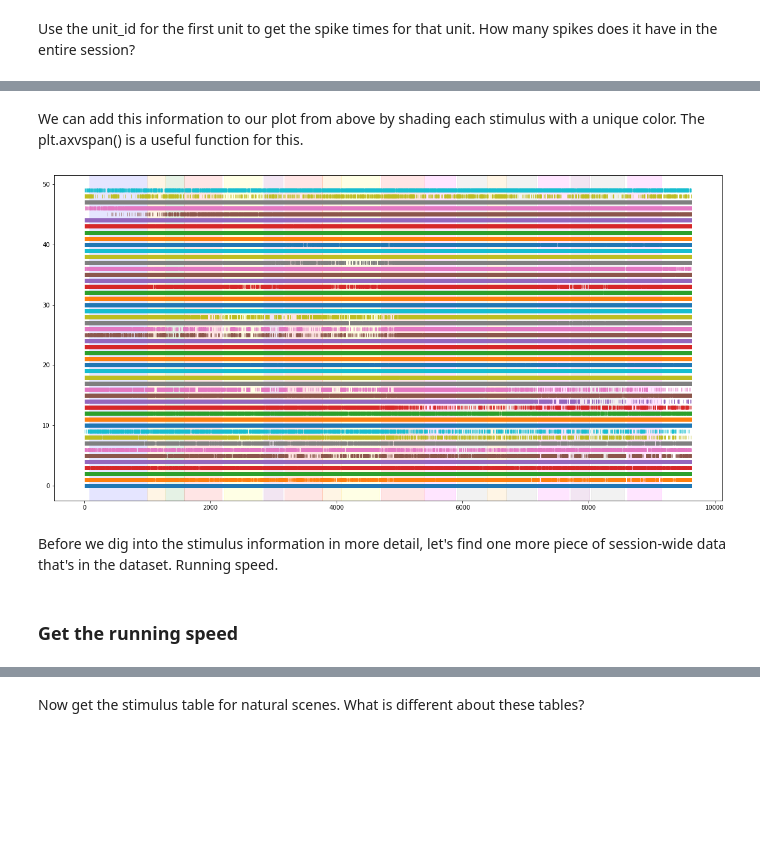
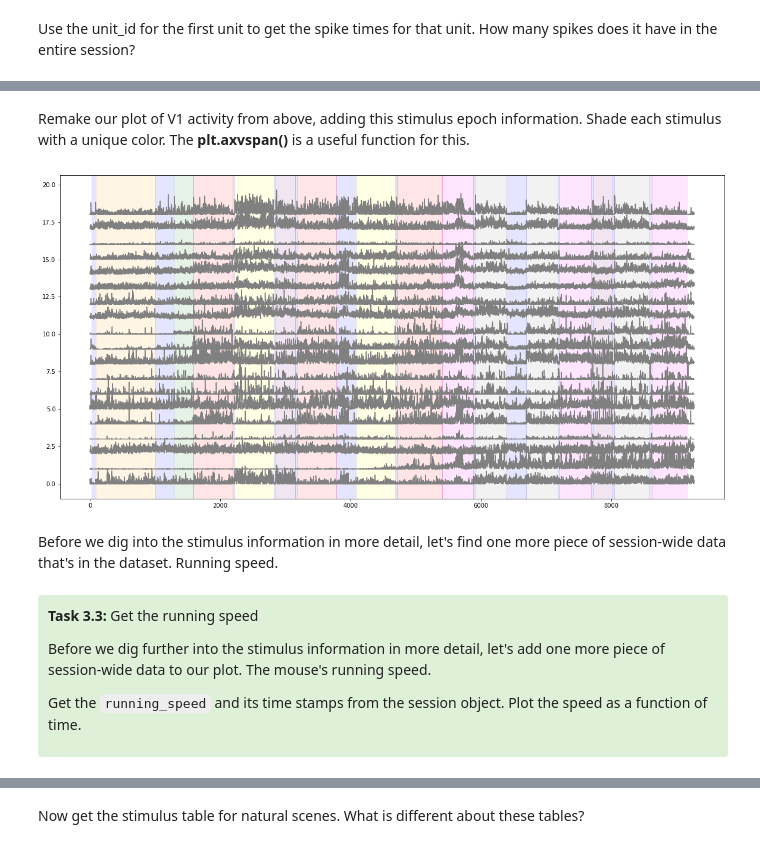
Before and after one commit to AllenInstitute/SWDB_2019, a Jupyter notebook: DynamicBrain/Neuropixels_walkthrough.ipynb, the cells around one changed output, grey strips where cells are left out. Saved outputs shown, nothing was run; the diff lists cells and outputs as text; code cells hidden in the pictures; blank space fills up the shorter version.

```diff
--- a/DynamicBrain/Neuropixels_walkthrough.ipynb
+++ b/DynamicBrain/Neuropixels_walkthrough.ipynb
@@ -264,0 +369,6 @@ Make a raster plot for the first 50 units
+# %%
+spikes = spike_times[unit_id]
+plt.figure(figsize=(15,4))
+plt.plot(spikes, np.repeat(0,len(spikes)), '|')
+plt.xlim(0,300)
+plt.xlabel("Time (s)")
@@ -264,0 +387,5 @@ Make a raster plot for the first 50 units
+# %%
+numbins = int(np.ceil(spikes.max()))
+binned_spikes = np.empty((numbins))
+for i in range(numbins):
+    binned_spikes[i] = len(spikes[(spikes>i)&(spikes<i+1)])
@@ -264,0 +402,9 @@ Make a raster plot for the first 50 units
+# %%
+v1_units = session.units[session.units.structure_acronym=='VISp']
+numunits = len(v1_units)
+v1_binned = np.empty((numunits, numbins))
+for i in range(numunits):
+    unit_id = v1_units.index[i]
+    spikes = spike_times[unit_id]
+    for j in range(numbins):
+        v1_binned[i,j] = len(spikes[(spikes>j)&(spikes<j+1)])
@@ -265,6 +413,5 @@ Make a raster plot for the first 50 units
 # %%
 plt.figure(figsize=(20,10))
-for i in range(50):
-    plt.plot(spike_times[session.units.index[i]], np.repeat(i,len(spike_times[session.units.index[i]])), '|')#, color='gray')
-# plt.xlim(2000,2250)
+for i in range(numunits):
+    plt.plot(i+(v1_binned[i,:]/30.), color='gray')
 # %% [output]
@@ -313,22 +465,28 @@ stimulus_epochs
 # %% [markdown]
-We can add this information to our plot from above by shading each stimulus with a unique color. The plt.axvspan() is a useful function for this.
+Remake our plot of V1 activity from above, adding this stimulus epoch information. Shade each stimulus with a unique color. The <b>plt.axvspan()</b> is a useful function for this.
 # %%
 plt.figure(figsize=(20,10))
-for i in range(50):
-    plt.plot(spike_times[session.units.index[i]], np.repeat(i,len(spike_times[session.units.index[i]])), '|', alpha=0.5)#, color='gray')
+for i in range(numunits):
+    plt.plot(i+(v1_binned[i,:]/30.), color='gray')
 
 colors = ['blue','orange','green','red','yellow','purple','magenta','gray','lightblue']
-for c,stim_name in enumerate(stimulus_epochs["stimulus_name"].unique()):
-    stim = stimulus_epochs[stimulus_epochs["stimulus_name"] == stim_name]
+for c, stim_name in enumerate(session.stimulus_names):
+    stim = stimulus_epochs[stimulus_epochs.stimulus_name==stim_name]
     for j in range(len(stim)):
         plt.axvspan(xmin=stim["start_time"].iloc[j], xmax=stim["stop_time"].iloc[j], color=colors[c], alpha=0.1)
-# plt.xlim(6000,7000)
 # %% [output]
-[figure, old version]
+[figure, new version]
 # %% [markdown]
 Before we dig into the stimulus information in more detail, let's find one more piece of session-wide data that's in the dataset. Running speed.
-# %% [markdown]
-### Get the running speed
+# %% [markdown]
+<div style="background: #DFF0D8; border-radius: 3px; padding: 10px;">
+<p><b>Task 3.3:</b> Get the running speed
+
+<p> Before we dig further into the stimulus information in more detail, let's add one more piece of session-wide data to our plot. The mouse's running speed.
+
+Get the `running_speed` and its time stamps from the session object. Plot the speed as a function of time.
+
+</div>
 # %%
 plt.plot(session.running_speed.end_time, session.running_speed.velocity)
 plt.xlabel("Time (s)")
```
Also changed, not shown: parts of 238 cells of this notebook.
